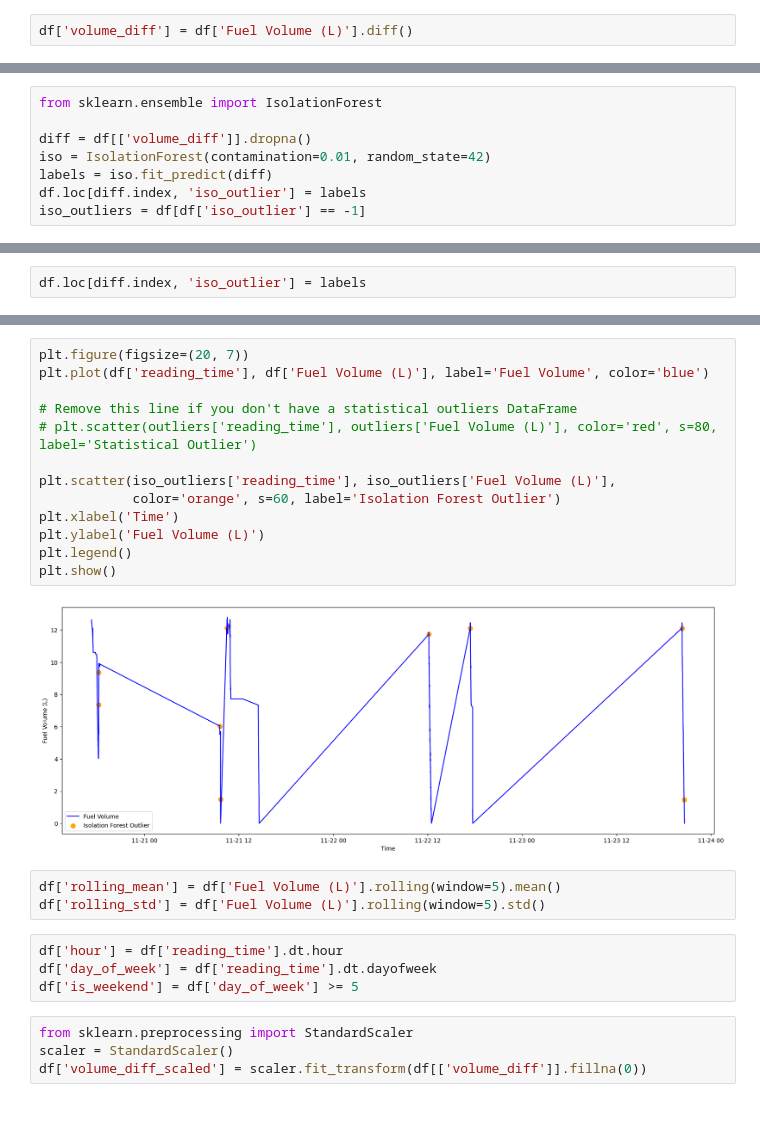
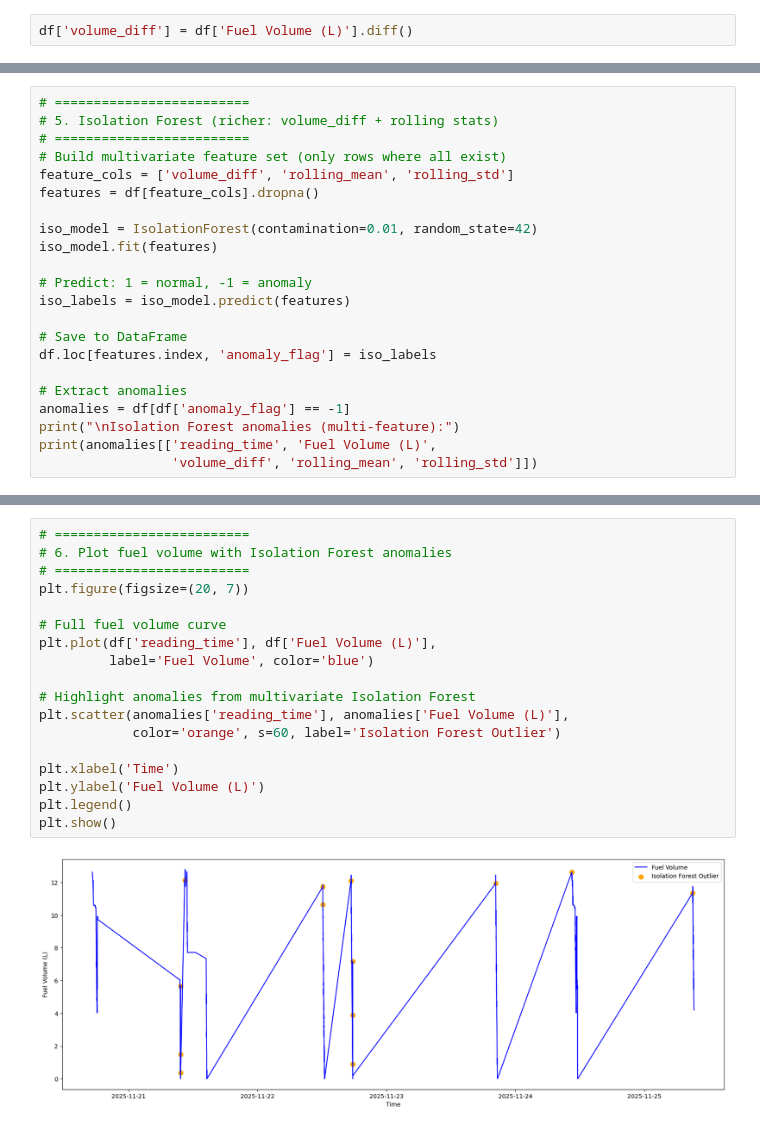
Before and after one commit to SenuraUpesh2002/Research-Project-SLIIT, a Jupyter notebook: model_training/Anomaly_Detection.ipynb, the cells around one changed output, grey strips where cells are left out. Cells and saved outputs as stored; diff of their text form.

```diff
--- a/model_training/Anomaly_Detection.ipynb
+++ b/model_training/Anomaly_Detection.ipynb
@@ -180,8 +183,22 @@ print(df)
 # %%
-from sklearn.ensemble import IsolationForest
+# =========================
+# 5. Isolation Forest (richer: volume_diff + rolling stats)
+# =========================
+# Build multivariate feature set (only rows where all exist)
+feature_cols = ['volume_diff', 'rolling_mean', 'rolling_std']
+features = df[feature_cols].dropna()
 
-diff = df[['volume_diff']].dropna()
-iso = IsolationForest(contamination=0.01, random_state=42)
-labels = iso.fit_predict(diff)
-df.loc[diff.index, 'iso_outlier'] = labels
-iso_outliers = df[df['iso_outlier'] == -1]
+iso_model = IsolationForest(contamination=0.01, random_state=42)
+iso_model.fit(features)
+
+# Predict: 1 = normal, -1 = anomaly
+iso_labels = iso_model.predict(features)
+
+# Save to DataFrame
+df.loc[features.index, 'anomaly_flag'] = iso_labels
+
+# Extract anomalies
+anomalies = df[df['anomaly_flag'] == -1]
+print("\nIsolation Forest anomalies (multi‑feature):")
+print(anomalies[['reading_time', 'Fuel Volume (L)',
+                 'volume_diff', 'rolling_mean', 'rolling_std']])
@@ -188,2 +222,0 @@ iso_outliers = df[df['iso_outlier'] == -1]
-# %%
-df.loc[diff.index, 'iso_outlier'] = labels
@@ -204,26 +256,20 @@ print(iso_outliers[['reading_time', 'Fuel Volume (L)', 'volume_diff']])
 # %%
+# =========================
+# 6. Plot fuel volume with Isolation Forest anomalies
+# =========================
 plt.figure(figsize=(20, 7))
-plt.plot(df['reading_time'], df['Fuel Volume (L)'], label='Fuel Volume', color='blue')
 
-# Remove this line if you don't have a statistical outliers DataFrame
-# plt.scatter(outliers['reading_time'], outliers['Fuel Volume (L)'], color='red', s=80, label='Statistical Outlier')
+# Full fuel volume curve
+plt.plot(df['reading_time'], df['Fuel Volume (L)'],
+         label='Fuel Volume', color='blue')
 
-plt.scatter(iso_outliers['reading_time'], iso_outliers['Fuel Volume (L)'],
+# Highlight anomalies from multivariate Isolation Forest
+plt.scatter(anomalies['reading_time'], anomalies['Fuel Volume (L)'],
             color='orange', s=60, label='Isolation Forest Outlier')
+
 plt.xlabel('Time')
 plt.ylabel('Fuel Volume (L)')
 plt.legend()
 plt.show()
 # %% [output]
-[figure, old version]
+[figure, new version]
-# %%
-df['rolling_mean'] = df['Fuel Volume (L)'].rolling(window=5).mean()
-df['rolling_std'] = df['Fuel Volume (L)'].rolling(window=5).std()
-# %%
-df['hour'] = df['reading_time'].dt.hour
-df['day_of_week'] = df['reading_time'].dt.dayofweek
-df['is_weekend'] = df['day_of_week'] >= 5
-# %%
-from sklearn.preprocessing import StandardScaler
-scaler = StandardScaler()
-df['volume_diff_scaled'] = scaler.fit_transform(df[['volume_diff']].fillna(0))
```
Also changed, not shown: parts of 28 cells of this notebook, 5 other files.
